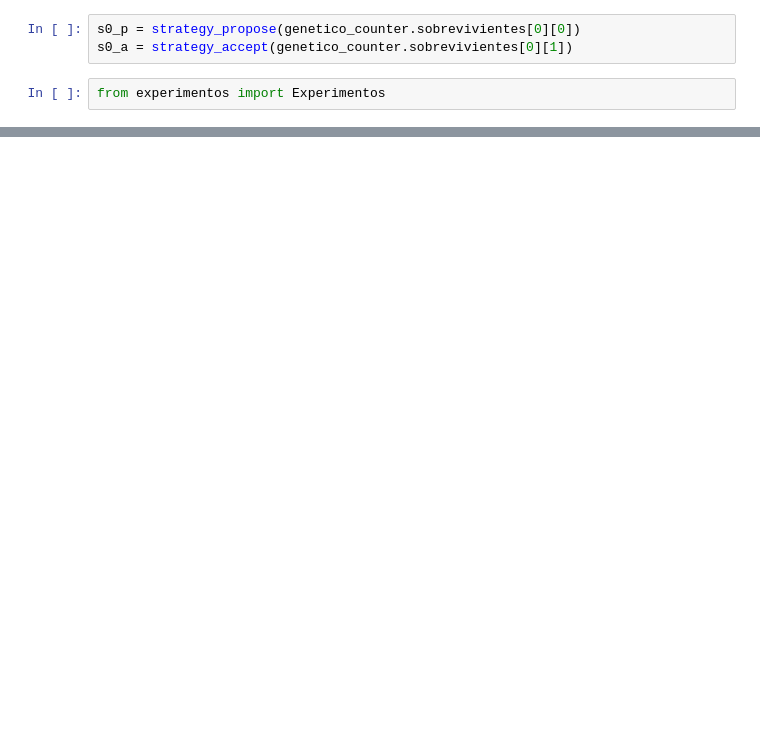
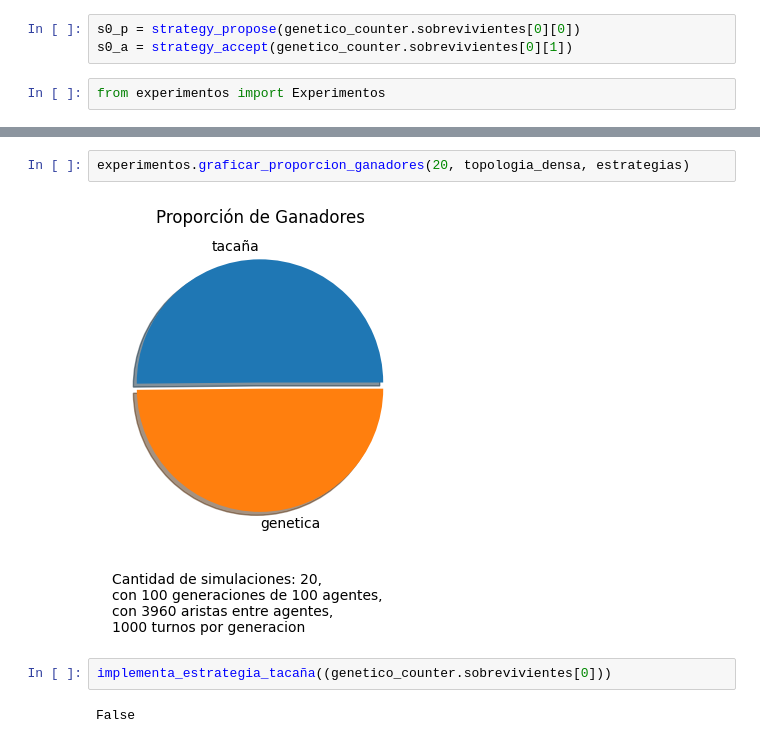
Before and after one commit to matuneville/ultimatum-game-model, a Jupyter notebook: src/genetico_test.ipynb, the cells around one changed output, grey strips where cells are left out. Drawn from its saved outputs; the diff is of its cells as text; blank space fills up the shorter version.

```diff
--- a/src/genetico_test.ipynb
+++ b/src/genetico_test.ipynb
@@ -410,0 +371,8 @@ experimentos.graficar_evolucion_poblacional(estrategias, topologia_densa)
+# %%
+experimentos.graficar_proporcion_ganadores(20, topologia_densa, estrategias)
+# %% [output]
+[figure, added]
+# %%
+implementa_estrategia_tacaña((genetico_counter.sobrevivientes[0]))
+# %% [output]
+False
```
Also changed, not shown: parts of 11 cells of this notebook, 5 other files.
